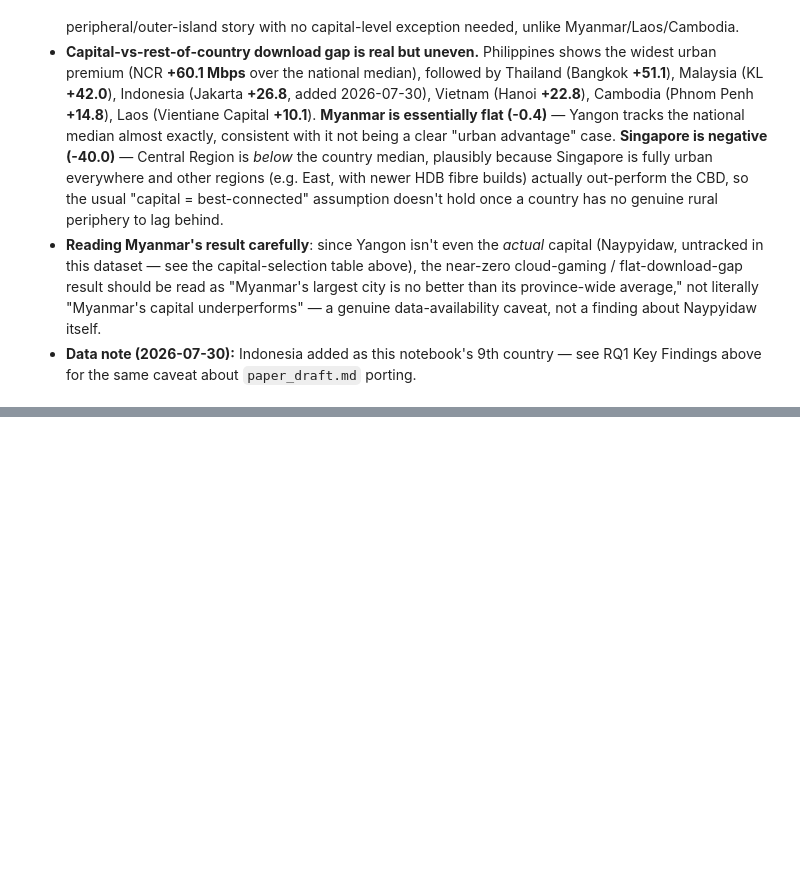
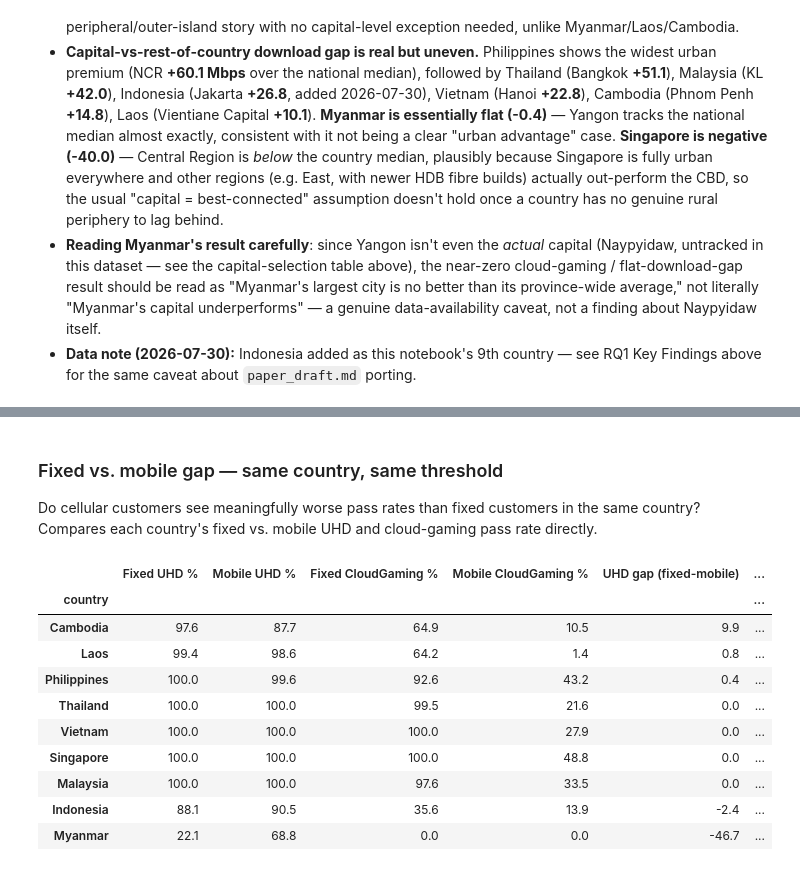
Before and after one commit to chissanupun/thailand-broadband-analysis, a Jupyter notebook: notebooks/comparison/rq1_thresholds_ookla.ipynb, the cells around one changed output, grey strips where cells are left out. Saved outputs shown, nothing was run; the diff lists cells and outputs as text; code cells hidden in the pictures; blank space fills up the shorter version.

```diff
--- a/notebooks/comparison/rq1_thresholds_ookla.ipynb
+++ b/notebooks/comparison/rq1_thresholds_ookla.ipynb
@@ -433,0 +531,27 @@ plt.show()
+# %% [markdown]
+### Fixed vs. mobile gap — same country, same threshold
+
+Do cellular customers see meaningfully worse pass rates than fixed customers in the same
+country? Compares each country's fixed vs. mobile UHD and cloud-gaming pass rate directly.
+# %%
+compare_fixed_mobile = pd.DataFrame({
+    'Fixed UHD %': summary_pct['UHD (25 Mbps)'],
+    'Mobile UHD %': mobile_pct['UHD (25 Mbps)'],
+    'Fixed CloudGaming %': summary_pct['Cloud gaming (44 Mbps + <=25ms)'],
+    'Mobile CloudGaming %': mobile_pct['Cloud gaming (44 Mbps + <=25ms)'],
+}).round(1)
+compare_fixed_mobile['UHD gap (fixed-mobile)'] = (compare_fixed_mobile['Fixed UHD %'] - compare_fixed_mobile['Mobile UHD %']).round(1)
+compare_fixed_mobile['CloudGaming gap (fixed-mobile)'] = (compare_fixed_mobile['Fixed CloudGaming %'] - compare_fixed_mobile['Mobile CloudGaming %']).round(1)
+compare_fixed_mobile.sort_values('UHD gap (fixed-mobile)', ascending=False)
+# %% [output]
+|  | Fixed UHD % | Mobile UHD % | Fixed CloudGaming % | Mobile CloudGaming % | UHD gap (fixed-mobile) | ... |
+| country |  |  |  |  |  | ... |
+| Cambodia | 97.6 | 87.7 | 64.9 | 10.5 | 9.9 | ... |
+| Laos | 99.4 | 98.6 | 64.2 | 1.4 | 0.8 | ... |
+| Philippines | 100.0 | 99.6 | 92.6 | 43.2 | 0.4 | ... |
+| Thailand | 100.0 | 100.0 | 99.5 | 21.6 | 0.0 | ... |
+| Vietnam | 100.0 | 100.0 | 100.0 | 27.9 | 0.0 | ... |
+| Singapore | 100.0 | 100.0 | 100.0 | 48.8 | 0.0 | ... |
+| Malaysia | 100.0 | 100.0 | 97.6 | 33.5 | 0.0 | ... |
+| Indonesia | 88.1 | 90.5 | 35.6 | 13.9 | -2.4 | ... |
+| Myanmar | 22.1 | 68.8 | 0.0 | 0.0 | -46.7 | ... |
```
Also changed, not shown: parts of 10 cells of this notebook, 53 other files.
